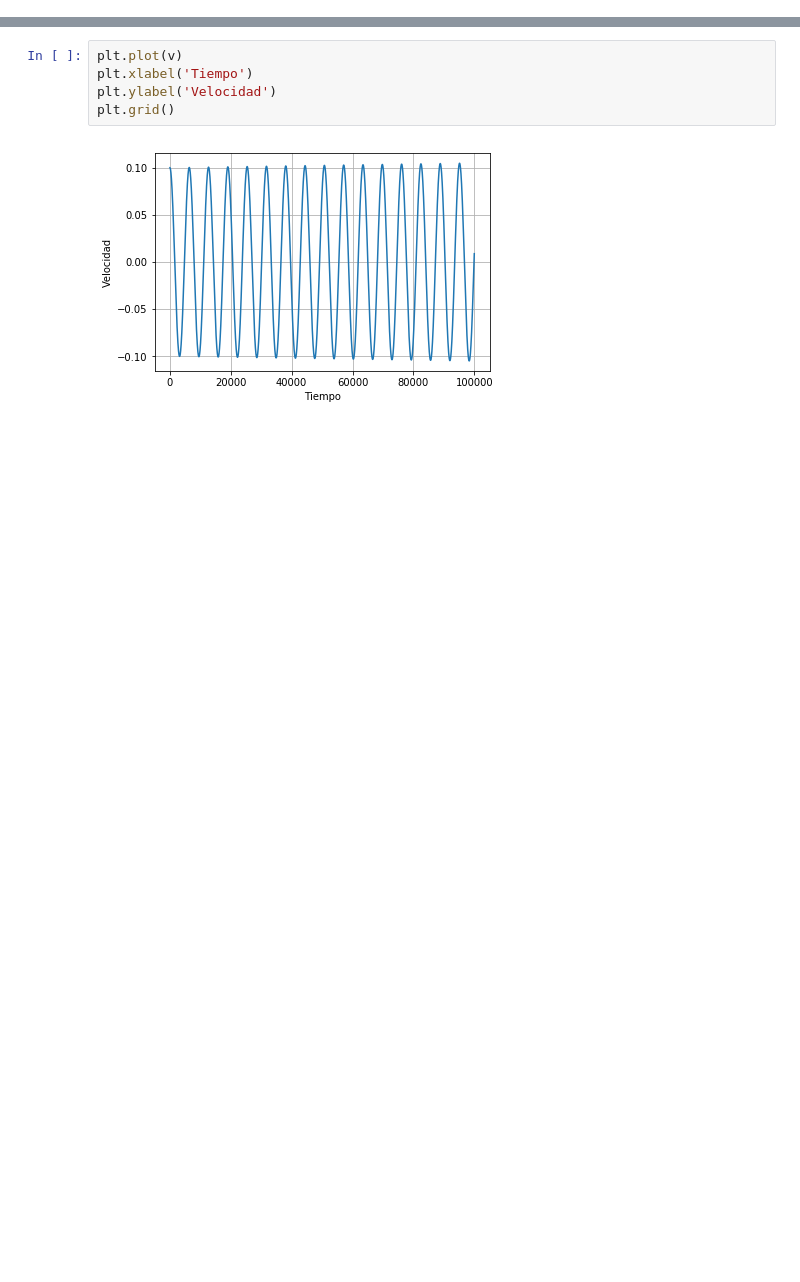
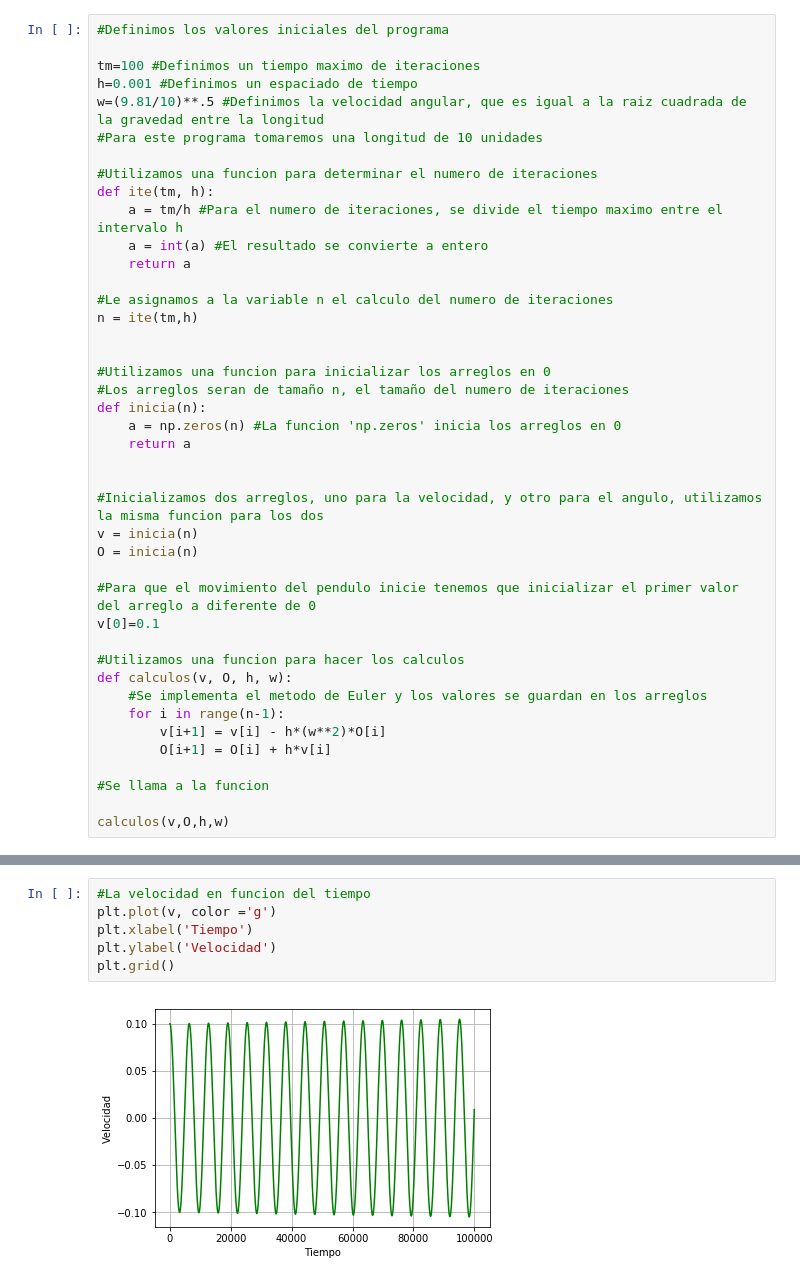
Before and after one commit to DCI-alxogm/pb2018-seguragg2018, a Jupyter notebook: semana14/Ejercicio_Oscilador.ipynb, the cells around one changed output, grey strips where cells are left out. Saved outputs shown, nothing was run; the diff lists cells and outputs as text; blank space fills up the shorter version.

```diff
--- a/semana14/Ejercicio_Oscilador.ipynb
+++ b/semana14/Ejercicio_Oscilador.ipynb
@@ -16,0 +10,42 @@ for i in range(n-1):
+# %%
+#Definimos los valores iniciales del programa
+
+tm=100 #Definimos un tiempo maximo de iteraciones
+h=0.001 #Definimos un espaciado de tiempo
+w=(9.81/10)**.5 #Definimos la velocidad angular, que es igual a la raiz cuadrada de la gravedad entre la longitud
+#Para este programa tomaremos una longitud de 10 unidades
+
+#Utilizamos una funcion para determinar el numero de iteraciones
+def ite(tm, h):
+    a = tm/h #Para el numero de iteraciones, se divide el tiempo maximo entre el intervalo h
+    a = int(a) #El resultado se convierte a entero
+    return a
+
+#Le asignamos a la variable n el calculo del numero de iteraciones
+n = ite(tm,h)
+
+
+#Utilizamos una funcion para inicializar los arreglos en 0
+#Los arreglos seran de tamaño n, el tamaño del numero de iteraciones
+def inicia(n):
+    a = np.zeros(n) #La funcion 'np.zeros' inicia los arreglos en 0
+    return a
+
+
+#Inicializamos dos arreglos, uno para la velocidad, y otro para el angulo, utilizamos la misma funcion para los dos
+v = inicia(n)
+O = inicia(n)
+
+#Para que el movimiento del pendulo inicie tenemos que inicializar el primer valor del arreglo a diferente de 0
+v[0]=0.1
+
+#Utilizamos una funcion para hacer los calculos
+def calculos(v, O, h, w):
+    #Se implementa el metodo de Euler y los valores se guardan en los arreglos
+    for i in range(n-1):
+        v[i+1] = v[i] - h*(w**2)*O[i]
+        O[i+1] = O[i] + h*v[i]
+
+#Se llama a la funcion
+
+calculos(v,O,h,w)
@@ -31,7 +71,8 @@ plt.grid()
 # %%
-plt.plot(v)
+#La velocidad en funcion del tiempo
+plt.plot(v, color ='g')
 plt.xlabel('Tiempo')
 plt.ylabel('Velocidad')
 plt.grid()
 # %% [output]
-[figure, old version]
+[figure, new version]
```
Also changed, not shown: parts of 7 cells of this notebook, 6 other files.
